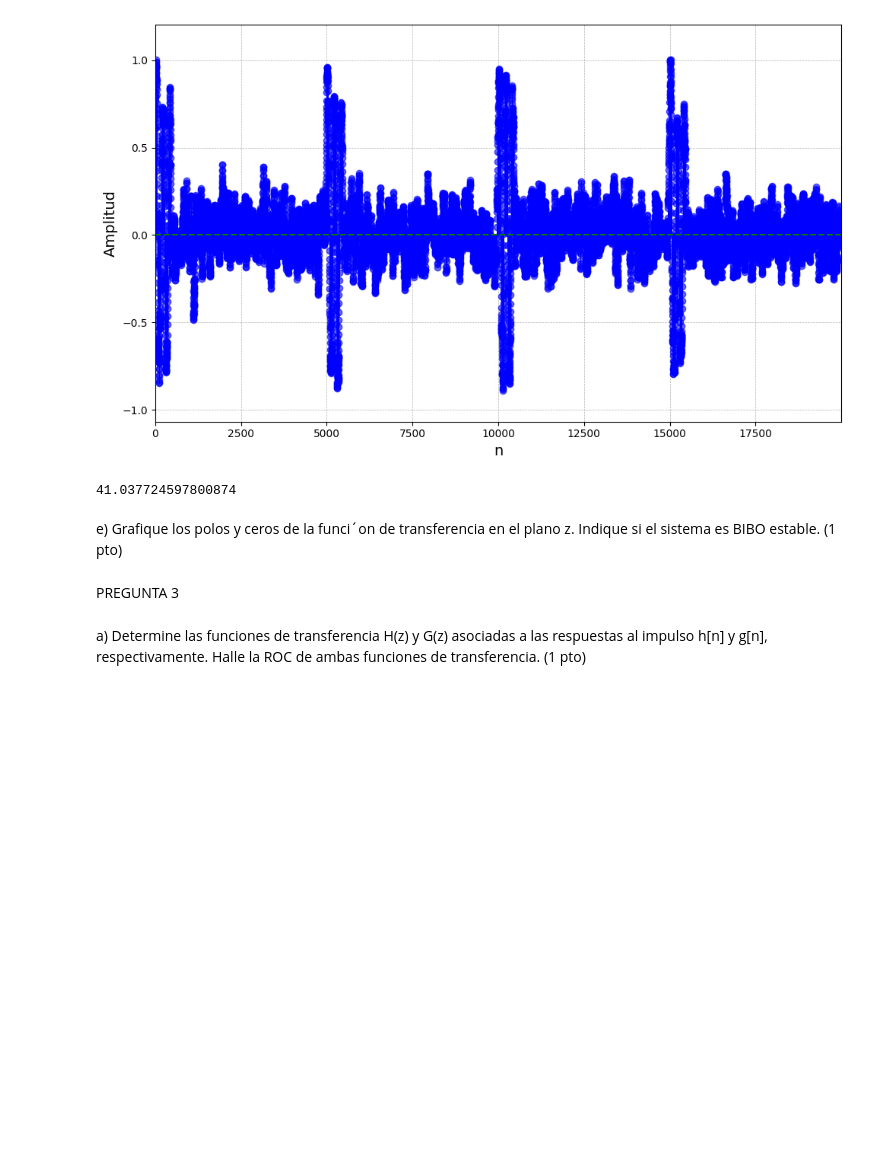
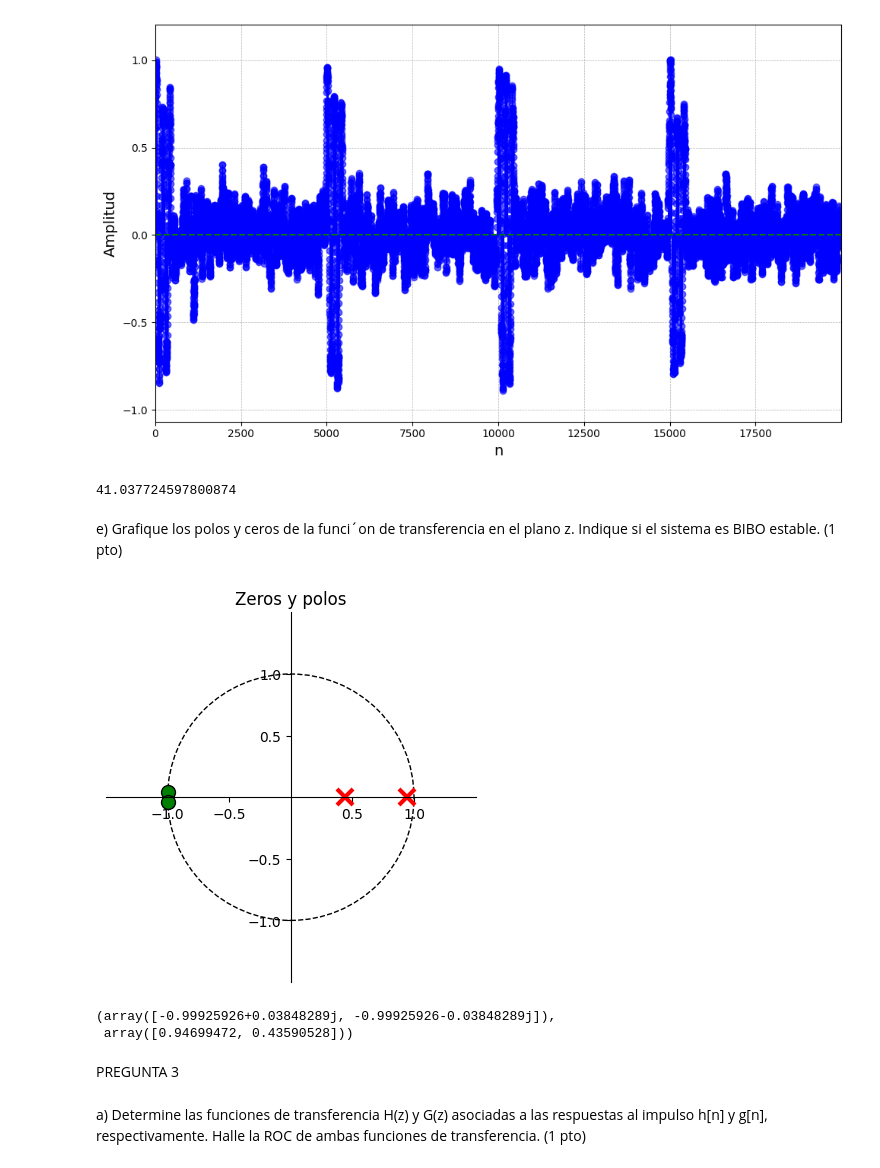
Before and after one commit to ExampleToFollow/PracticasPDS, a Jupyter notebook: Lab3/LAB3_IF_Computacional_HineillCespedes_20213704.ipynb, the cells around one changed output. Drawn from its saved outputs; the diff is of its cells as text; code cells hidden in the pictures; blank space fills up the shorter version.

```diff
--- a/Lab3/LAB3_IF_Computacional_HineillCespedes_20213704.ipynb
+++ b/Lab3/LAB3_IF_Computacional_HineillCespedes_20213704.ipynb
@@ -167,3 +170,37 @@ estable. (1 pto)
+# %%
+from matplotlib import patches
+def plotearZerosPolos(polos,zeros,titulo, filename=None):
+    ax = plt.subplot(111)
+    uc = patches.Circle((0,0), radius=1, fill=False, color='black', ls='dashed')
+    ax.add_patch(uc)
+    p = polos
+    z = zeros
+    t1 = plt.plot(z.real, z.imag, 'go', ms=10)
+    plt.setp( t1, markersize=10.0, markeredgewidth=1.0,
+    markeredgecolor='k', markerfacecolor='g')
+    t2 = plt.plot(p.real, p.imag, 'rx', ms=10)
+    plt.setp( t2, markersize=12.0, markeredgewidth=3.0,
+    markeredgecolor='r', markerfacecolor='r')
+    ax.spines['left'].set_position('center')
+    ax.spines['bottom'].set_position('center')
+    ax.spines['right'].set_visible(False)
+    ax.spines['top'].set_visible(False)
+    r = 1.5; plt.axis('scaled'); plt.axis([-r, r, -r, r])
+    ticks = [-1, -.5, .5, 1]; plt.xticks(ticks); plt.yticks(ticks)
+    plt.title(titulo)
+    if filename is None:
+        plt.show()
+    else:
+        plt.savefig(filename)
+    return z, p
+
+polos = np.roots(coeficiente_y)
+zeros = np.roots(coeficiente_x)
+plotearZerosPolos(polos, zeros, "Zeros y polos")
+# %% [output]
+[figure, added]
+(array([-0.99925926+0.03848289j, -0.99925926-0.03848289j]),
+ array([0.94699472, 0.43590528]))
 # %% [markdown]
 PREGUNTA 3
 # %% [markdown]
```
Also changed, not shown: parts of 5 cells of this notebook, 1 other file.
